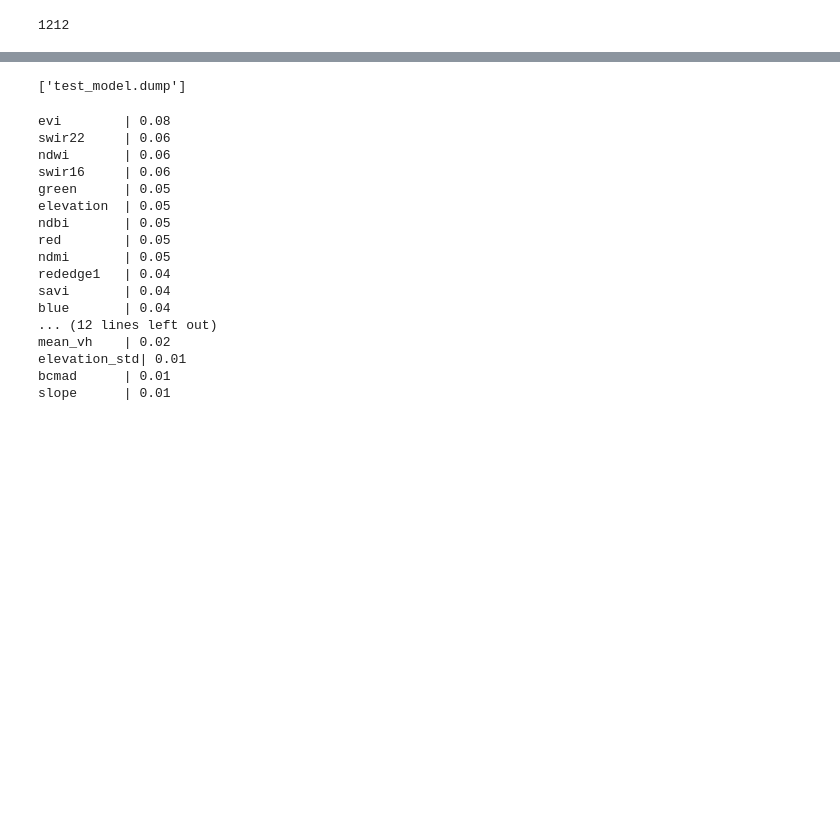
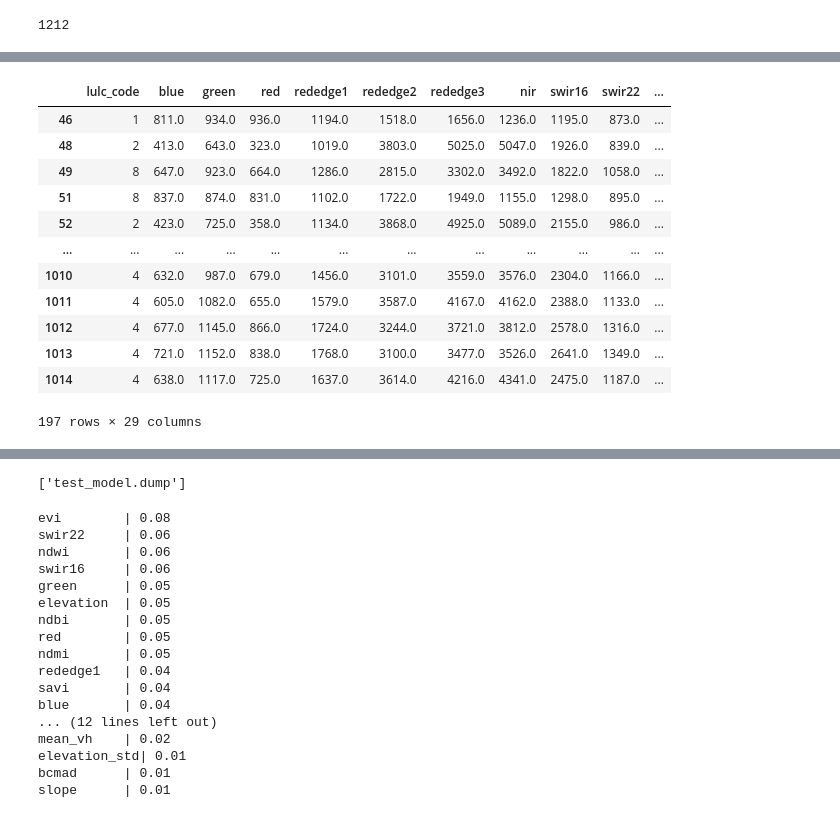
Before and after one commit to nicholasmetherall/minerals-model, a Jupyter notebook: 1-ml-learning.ipynb, the cells around one changed output, grey strips where cells are left out. Drawn from its saved outputs; the diff is of its cells as text; code cells hidden in the pictures; blank space fills up the shorter version.

```diff
--- a/1-ml-learning.ipynb
+++ b/1-ml-learning.ipynb
@@ -81,18 +107,18 @@ Name: count, dtype: int64
 # %%
-# Get values for each of the image bands at each of the points.
-pts_proj = tdata.to_crs(merged.odc.crs)
+# # Get values for each of the image bands at each of the points.
+# pts_proj = tdata.to_crs(merged.odc.crs)
 
-# a DataArray with x & y coords
-pts_da = pts_proj.assign(x=pts_proj.geometry.x, y=pts_proj.geometry.y).to_xarray()
+# # a DataArray with x & y coords
+# pts_da = pts_proj.assign(x=pts_proj.geometry.x, y=pts_proj.geometry.y).to_xarray()
 
-# a dataframe or series (for a single point)
-pt_values_i = (
-    merged.sel(pts_da[["x", "y"]], method="nearest").squeeze().compute().to_pandas()
-)
+# # a dataframe or series (for a single point)
+# pt_values_i = (
+#     merged.sel(pts_da[["x", "y"]], method="nearest").squeeze().compute().to_pandas()
+# )
 
-if isinstance(pt_values_i, pd.Series):
-    pt_values_i = pt_values_i.to_frame().transpose()
-    pt_values_i.index = tdata.index
+# if isinstance(pt_values_i, pd.Series):
+#     pt_values_i = pt_values_i.to_frame().transpose()
+#     pt_values_i.index = tdata.index
 # %%
 len(pt_values_i)
 # %% [output]
@@ -162 +224,38 @@ training_array = training_array[feature_cols].to_numpy()
+# %%
+tdata = tdata.reset_index(drop=True)
+pt_values_i = pt_values_i.reset_index(drop=True)
+
+training_array = pd.concat([tdata, pt_values_i], axis=1)
+training_array = training_array.drop(
+    columns=[
+        "y",
+        "x",
+        "spatial_ref",
+        "time",
+        "fid",
+        "index",
+        "lulc_class",
+        "path",
+        "geometry",
+        "layer",
+        "id",
+    ]
+)
+
+training_array = training_array.dropna()
+training_array
+# %% [output]
+|  | lulc_code | blue | green | red | rededge1 | rededge2 | rededge3 | nir | swir16 | swir22 | ... |
+| 46 | 1 | 811.0 | 934.0 | 936.0 | 1194.0 | 1518.0 | 1656.0 | 1236.0 | 1195.0 | 873.0 | ... |
+| 48 | 2 | 413.0 | 643.0 | 323.0 | 1019.0 | 3803.0 | 5025.0 | 5047.0 | 1926.0 | 839.0 | ... |
+| 49 | 8 | 647.0 | 923.0 | 664.0 | 1286.0 | 2815.0 | 3302.0 | 3492.0 | 1822.0 | 1058.0 | ... |
+| 51 | 8 | 837.0 | 874.0 | 831.0 | 1102.0 | 1722.0 | 1949.0 | 1155.0 | 1298.0 | 895.0 | ... |
+| 52 | 2 | 423.0 | 725.0 | 358.0 | 1134.0 | 3868.0 | 4925.0 | 5089.0 | 2155.0 | 986.0 | ... |
+| ... | ... | ... | ... | ... | ... | ... | ... | ... | ... | ... | ... |
+| 1010 | 4 | 632.0 | 987.0 | 679.0 | 1456.0 | 3101.0 | 3559.0 | 3576.0 | 2304.0 | 1166.0 | ... |
+| 1011 | 4 | 605.0 | 1082.0 | 655.0 | 1579.0 | 3587.0 | 4167.0 | 4162.0 | 2388.0 | 1133.0 | ... |
+| 1012 | 4 | 677.0 | 1145.0 | 866.0 | 1724.0 | 3244.0 | 3721.0 | 3812.0 | 2578.0 | 1316.0 | ... |
+| 1013 | 4 | 721.0 | 1152.0 | 838.0 | 1768.0 | 3100.0 | 3477.0 | 3526.0 | 2641.0 | 1349.0 | ... |
+| 1014 | 4 | 638.0 | 1117.0 | 725.0 | 1637.0 | 3614.0 | 4216.0 | 4341.0 | 2475.0 | 1187.0 | ... |
+197 rows × 29 columns
 # %%
```
Also changed, not shown: parts of 11 cells of this notebook, 2 other files.
